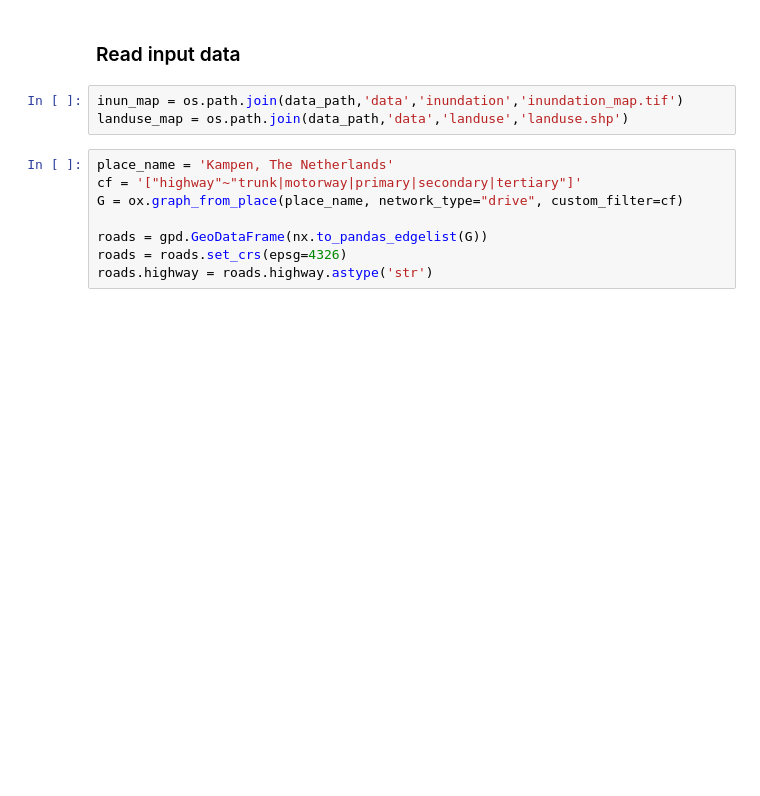
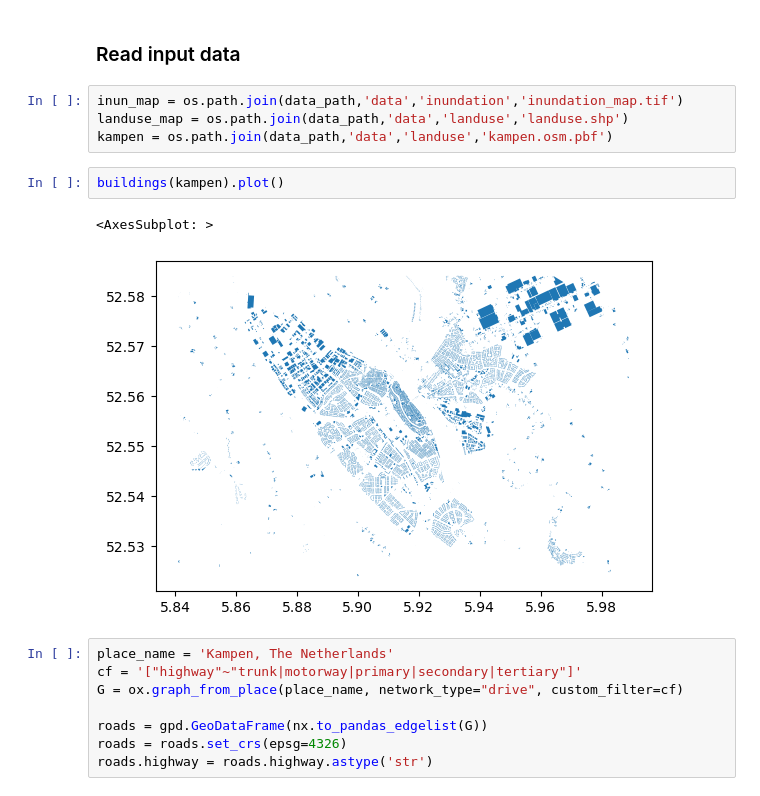
Before and after one commit to VU-IVM/DamageScanner, a Jupyter notebook: examples/VectorScanner.ipynb, the cells around one changed output. Saved outputs shown, nothing was run; the diff lists cells and outputs as text; blank space fills up the shorter version.

```diff
--- a/examples/VectorScanner.ipynb
+++ b/examples/VectorScanner.ipynb
@@ -23,6 +31,12 @@ data_path = '..'
 # %%
 inun_map = os.path.join(data_path,'data','inundation','inundation_map.tif')
 landuse_map = os.path.join(data_path,'data','landuse','landuse.shp')
+kampen = os.path.join(data_path,'data','landuse','kampen.osm.pbf')
+# %%
+buildings(kampen).plot()
+# %% [output]
+<AxesSubplot: >
+[figure, added]
 # %%
 place_name = 'Kampen, The Netherlands'
 cf = '["highway"~"trunk|motorway|primary|secondary|tertiary"]'
```
Also changed, not shown: parts of 3 cells of this notebook, 6 other files.
